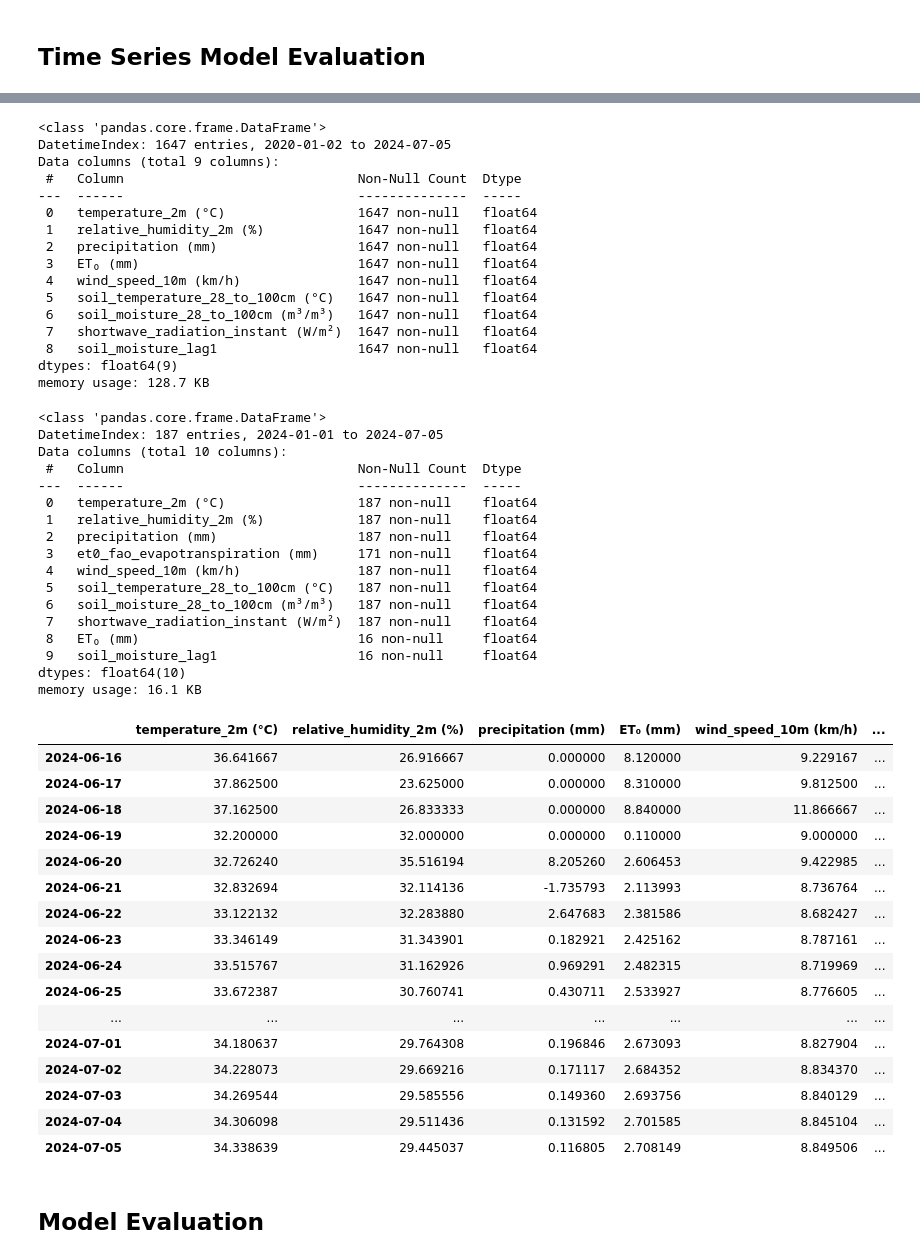
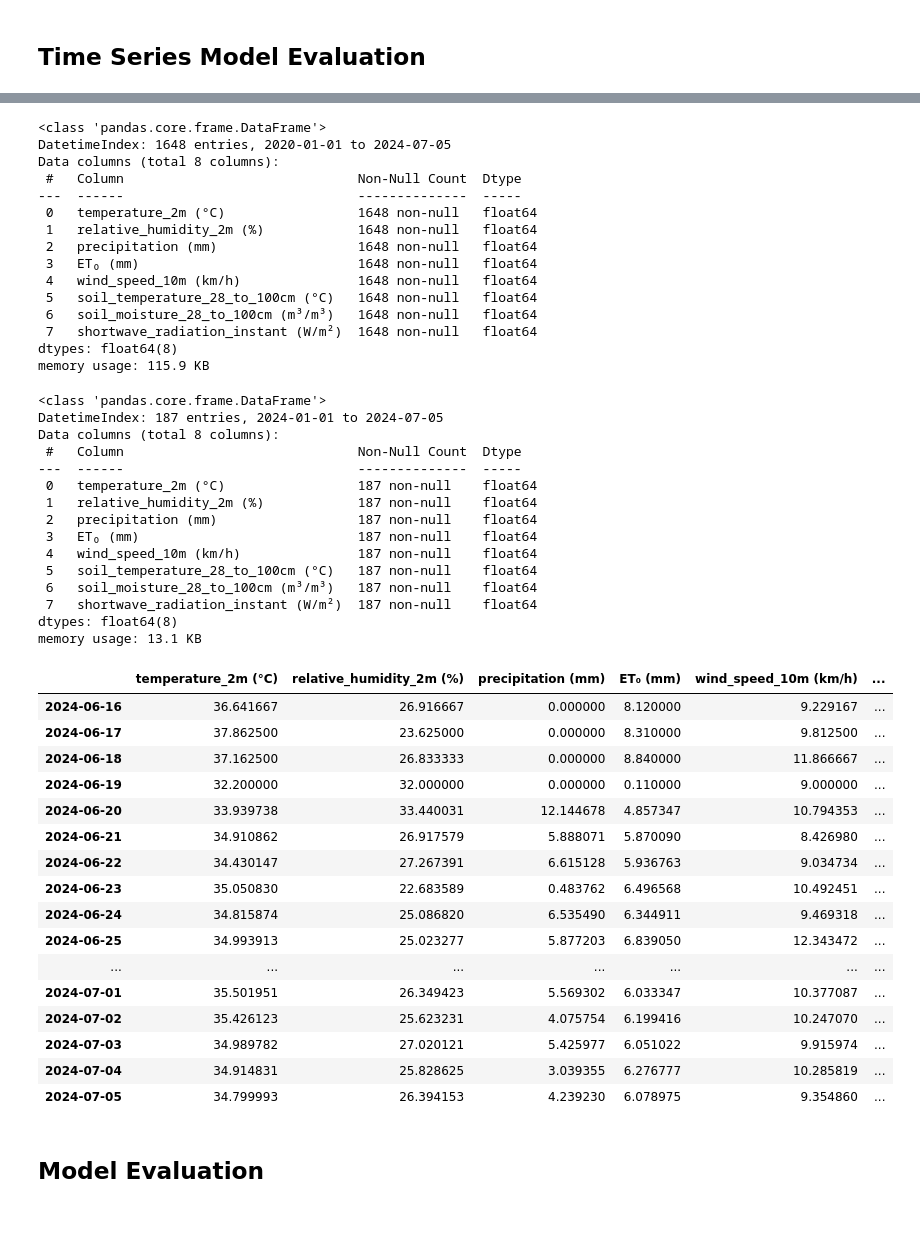
Before and after one commit to Godwin-Oti/Smart-Irrigation-System, a Jupyter notebook: Punjab, India/Punjab_ML.ipynb, the cells around one changed output, grey strips where cells are left out. Cells and saved outputs as stored; diff of their text form; code cells hidden in the pictures; blank space fills up the shorter version.

```diff
--- a/Punjab, India/Punjab_ML.ipynb
+++ b/Punjab, India/Punjab_ML.ipynb
@@ -164,7 +164,7 @@ Name: soil_moisture_28_to_100cm (m³/m³), dtype: float64
 ## Calculate Lagged Soil Moisture
 # %%
 # Calculate lagged soil moisture (1 day lag)
-combined_historical_data_punjab_daily['soil_moisture_lag1'] = combined_historical_data_punjab_daily['soil_moisture_28_to_100cm (m³/m³)'].shift(1)
+##combined_historical_data_punjab_daily['soil_moisture_lag1'] = combined_historical_data_punjab_daily['soil_moisture_28_to_100cm (m³/m³)'].shift(1)
 
 # Drop any rows with missing values
 combined_historical_data_punjab_daily.dropna(inplace=True)
@@ -404,21 +448,20 @@ historical_data_with_forcast_data = pd.concat([combined_historical_data_punjab_d
 historical_data_with_forcast_data.info()
 # %% [output]
 <class 'pandas.core.frame.DataFrame'>
-DatetimeIndex: 1647 entries, 2020-01-02 to 2024-07-05
-Data columns (total 9 columns):
+DatetimeIndex: 1648 entries, 2020-01-01 to 2024-07-05
+Data columns (total 8 columns):
  #   Column                              Non-Null Count  Dtype
 ---  ------                              --------------  -----
- 0   temperature_2m (°C)                 1647 non-null   float64
- 1   relative_humidity_2m (%)            1647 non-null   float64
- 2   precipitation (mm)                  1647 non-null   float64
- 3   ET₀ (mm)                            1647 non-null   float64
- 4   wind_speed_10m (km/h)               1647 non-null   float64
- 5   soil_temperature_28_to_100cm (°C)   1647 non-null   float64
- 6   soil_moisture_28_to_100cm (m³/m³)   1647 non-null   float64
- 7   shortwave_radiation_instant (W/m²)  1647 non-null   float64
- 8   soil_moisture_lag1                  1647 non-null   float64
-dtypes: float64(9)
-memory usage: 128.7 KB
+ 0   temperature_2m (°C)                 1648 non-null   float64
+ 1   relative_humidity_2m (%)            1648 non-null   float64
+ 2   precipitation (mm)                  1648 non-null   float64
+ 3   ET₀ (mm)                            1648 non-null   float64
+ 4   wind_speed_10m (km/h)               1648 non-null   float64
+ 5   soil_temperature_28_to_100cm (°C)   1648 non-null   float64
+ 6   soil_moisture_28_to_100cm (m³/m³)   1648 non-null   float64
+ 7   shortwave_radiation_instant (W/m²)  1648 non-null   float64
+dtypes: float64(8)
+memory usage: 115.9 KB
 # %%
 
 # Rename ET₀ column for easier reference
@@ -430,49 +473,47 @@ future_data_punjab_daily.index = pd.to_datetime(future_data_punjab_daily.index)
 future_data_punjab_daily.rename(columns={'et0_fao_evapotranspiration (mm)': 'ET₀ (mm)'}, inplace=True)
 # %%
 # Combine the historical and forecasted data
-present_data_with_forcast_data = pd.concat([future_data_punjab_daily, forecasted_values_df])
+present_data_with_forecast_data = pd.concat([future_data_punjab_daily, forecasted_values_df])
 # Save the combined data to a new CSV file if needed
-present_data_with_forcast_data.to_csv(r"C:\Desktop\Smart Irrigation System\present_data_with_forcast_data.csv")
+present_data_with_forecast_data.to_csv(r"C:\Desktop\Smart Irrigation System\present_data_with_forecast_data.csv")
 # %%
-present_data_with_forcast_data.info()
+present_data_with_forecast_data.info()
 # %% [output]
 <class 'pandas.core.frame.DataFrame'>
 DatetimeIndex: 187 entries, 2024-01-01 to 2024-07-05
-Data columns (total 10 columns):
+Data columns (total 8 columns):
  #   Column                              Non-Null Count  Dtype
 ---  ------                              --------------  -----
  0   temperature_2m (°C)                 187 non-null    float64
  1   relative_humidity_2m (%)            187 non-null    float64
  2   precipitation (mm)                  187 non-null    float64
- 3   et0_fao_evapotranspiration (mm)     171 non-null    float64
+ 3   ET₀ (mm)                            187 non-null    float64
  4   wind_speed_10m (km/h)               187 non-null    float64
  5   soil_temperature_28_to_100cm (°C)   187 non-null    float64
  6   soil_moisture_28_to_100cm (m³/m³)   187 non-null    float64
  7   shortwave_radiation_instant (W/m²)  187 non-null    float64
- 8   ET₀ (mm)                            16 non-null     float64
- 9   soil_moisture_lag1                  16 non-null     float64
-dtypes: float64(10)
-memory usage: 16.1 KB
+dtypes: float64(8)
+memory usage: 13.1 KB
 # %%
-present_data_with_forcast_data.tail(20)
+present_data_with_forecast_data.tail(20)
 # %% [output]
 |  | temperature_2m (°C) | relative_humidity_2m (%) | precipitation (mm) | ET₀ (mm) | wind_speed_10m (km/h) | ... |
 | 2024-06-16 | 36.641667 | 26.916667 | 0.000000 | 8.120000 | 9.229167 | ... |
 | 2024-06-17 | 37.862500 | 23.625000 | 0.000000 | 8.310000 | 9.812500 | ... |
 | 2024-06-18 | 37.162500 | 26.833333 | 0.000000 | 8.840000 | 11.866667 | ... |
 | 2024-06-19 | 32.200000 | 32.000000 | 0.000000 | 0.110000 | 9.000000 | ... |
-| 2024-06-20 | 32.726240 | 35.516194 | 8.205260 | 2.606453 | 9.422985 | ... |
-| 2024-06-21 | 32.832694 | 32.114136 | -1.735793 | 2.113993 | 8.736764 | ... |
-| 2024-06-22 | 33.122132 | 32.283880 | 2.647683 | 2.381586 | 8.682427 | ... |
-| 2024-06-23 | 33.346149 | 31.343901 | 0.182921 | 2.425162 | 8.787161 | ... |
-| 2024-06-24 | 33.515767 | 31.162926 | 0.969291 | 2.482315 | 8.719969 | ... |
-| 2024-06-25 | 33.672387 | 30.760741 | 0.430711 | 2.533927 | 8.776605 | ... |
+| 2024-06-20 | 33.939738 | 33.440031 | 12.144678 | 4.857347 | 10.794353 | ... |
+| 2024-06-21 | 34.910862 | 26.917579 | 5.888071 | 5.870090 | 8.426980 | ... |
+| 2024-06-22 | 34.430147 | 27.267391 | 6.615128 | 5.936763 | 9.034734 | ... |
+| 2024-06-23 | 35.050830 | 22.683589 | 0.483762 | 6.496568 | 10.492451 | ... |
+| 2024-06-24 | 34.815874 | 25.086820 | 6.535490 | 6.344911 | 9.469318 | ... |
+| 2024-06-25 | 34.993913 | 25.023277 | 5.877203 | 6.839050 | 12.343472 | ... |
 | ... | ... | ... | ... | ... | ... | ... |
-| 2024-07-01 | 34.180637 | 29.764308 | 0.196846 | 2.673093 | 8.827904 | ... |
-| 2024-07-02 | 34.228073 | 29.669216 | 0.171117 | 2.684352 | 8.834370 | ... |
-| 2024-07-03 | 34.269544 | 29.585556 | 0.149360 | 2.693756 | 8.840129 | ... |
-| 2024-07-04 | 34.306098 | 29.511436 | 0.131592 | 2.701585 | 8.845104 | ... |
-| 2024-07-05 | 34.338639 | 29.445037 | 0.116805 | 2.708149 | 8.849506 | ... |
+| 2024-07-01 | 35.501951 | 26.349423 | 5.569302 | 6.033347 | 10.377087 | ... |
+| 2024-07-02 | 35.426123 | 25.623231 | 4.075754 | 6.199416 | 10.247070 | ... |
+| 2024-07-03 | 34.989782 | 27.020121 | 5.425977 | 6.051022 | 9.915974 | ... |
+| 2024-07-04 | 34.914831 | 25.828625 | 3.039355 | 6.276777 | 10.285819 | ... |
+| 2024-07-05 | 34.799993 | 26.394153 | 4.239230 | 6.078975 | 9.354860 | ... |
 # %% [markdown]
 ## Model Evaluation
 # %%
```
Also changed, not shown: parts of 7 cells of this notebook, 3 other files.
